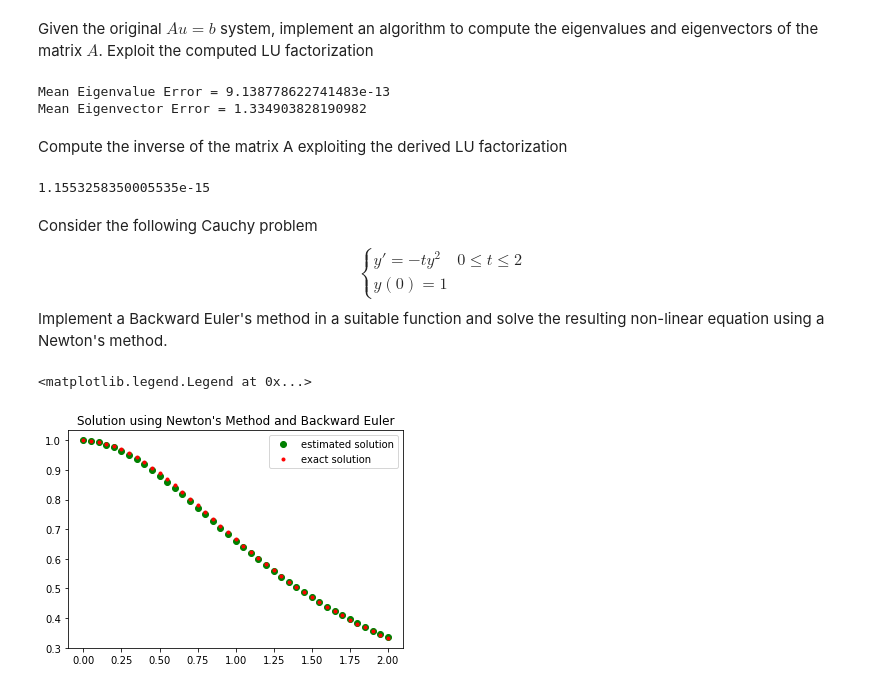
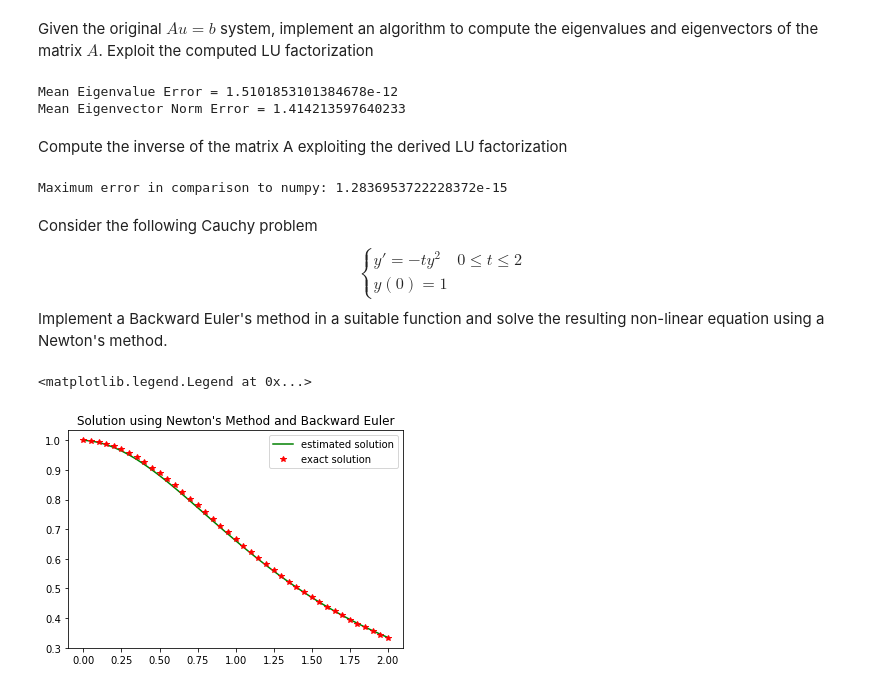
Before and after one commit to debarshibanerjee/numerical-analysis-2021-2022, a Jupyter notebook: FinalProject_2021_2022.ipynb, the cells around one changed output. Drawn from its saved outputs; the diff is of its cells as text; code cells hidden in the pictures.

```diff
--- a/FinalProject_2021_2022.ipynb
+++ b/FinalProject_2021_2022.ipynb
@@ -328,12 +369,12 @@ $x=\pi$
 def fe(A,b,l,y0,t0,tf,h):
     timesteps = np.arange(t0,tf+1e-10,h)
     t = timesteps
-    sol = np.zeros((len(t), len(u0)))
+    sol = np.zeros((len(t), len(y0)))
     sol[0,:] = y0
 
     for i in range(1,len(t)):
         u_xx = -np.dot(A,sol[i-1])
-        l_b = np.dot(alpha(t[i-1]),b)
+        l_b = np.dot(l(t[i-1]),b)
         sol[i] = sol[i-1] + h*u_xx + h*l_b
 
     return sol, timesteps
@@ -371,0 +413,16 @@ plt.legend()
+# %%
+# Initial condition: y0 = 0
+y0 = np.zeros((n,))
+sol, t = fe(A,b,alpha,y0,t0,tf,h)
+
+width = omega[1] - omega[0]
+x_pi_2 = int(np.floor(n/width * np.pi/2.) - 1)
+x_one = int(np.floor((n/width) - 1))
+x_pi = int(np.floor((n/width *np.pi)) - 1)
+
+plt.title("Initial condition: y0 = 0")
+plt.plot(t, sol[:,x_one], label='x=1')
+plt.plot(t, sol[:,x_pi_2], label='x=π/2')
+plt.plot(t, sol[:,x_pi], label='x=π')
+plt.legend()
+plt.show()
@@ -388,33 +447,36 @@ def eigenvalue_LU(A,tol,nmax):
 
     return eigval_new
 
-def eigenvector_LU(A,eigval,tol,nmax):
+def eigenvector_LU(A,eigval,tol,nmax,nmax_ipm):
     eigvec = np.zeros_like(A)
+    eigval_new = np.zeros_like(eigval)
     q = np.random.rand(A.shape[0])
 
     for i in range(len(eigval)):
-        _, eigvec_val = IPM(A,q,eigval[i]+tol,tol,nmax)
-        eigvec[i,:] = eigvec_val
+        eigval_val, eigvec_val = IPM(A,q,eigval[i]+tol,tol,nmax_ipm)
+        eigval_new[i] = eigval_val
+        eigvec[:,i] = eigvec_val
 
-    return eigvec
+    return eigval_new, eigvec
 
-nmax = 500
-tol = 1e-5
-eigenvalues=eigenvalue_LU(A,tol,nmax)
-eigenvectors = eigenvector_LU(A,eigenvalues,tol,nmax)
+nmax = 2300
+nmax_ipm = 13000
+tol = 1e-7
+eigenvalues = eigenvalue_LU(A,tol,nmax)
+eigvals_new, eigenvectors = eigenvector_LU(A,eigenvalues,tol,nmax,nmax_ipm)
 # %%
 # Compare with Numpy
 eval_np, evec_np = np.linalg.eig(A)
-print("Mean Eigenvalue Error =", np.mean(eval_np-eigenvalues))
+print("Mean Eigenvalue Error =", abs(np.mean(eval_np-eigenvalues)))
 
 evec_err = np.zeros_like(eval_np)
 for i in range(len(eval_np)):
     evec_err[i] = np.linalg.norm((eigenvectors[:,i] - evec_np[:,i]), 2)
 
-print("Mean Eigenvector Error =", np.mean(evec_err))
+print("Mean Eigenvector Norm Error =", abs(np.mean(evec_err)))
 # %% [output]
-Mean Eigenvalue Error = 9.138778622741483e-13
-Mean Eigenvector Error = 1.334903828190982
+Mean Eigenvalue Error = 1.5101853101384678e-12
+Mean Eigenvector Norm Error = 1.414213597640233
 # %% [markdown]
 Compute the inverse of the matrix A exploiting the derived LU factorization
 # %%
@@ -434,9 +496,9 @@ def inverse_matrix_LU(A):
 # Compare inverse to that computed by Numpy
 A_inv_LU = inverse_matrix_LU(A)
 A_inv_numpy = np.linalg.inv(A)
-print(max(np.abs(A_inv_LU - A_inv_numpy).max(axis=0)))
+print("Maximum error in comparison to numpy:", max(np.abs(A_inv_LU - A_inv_numpy).max(axis=0)))
 # %% [output]
-1.1553258350005535e-15
+Maximum error in comparison to numpy: 1.2836953722228372e-15
 # %% [markdown]
 Consider the following Cauchy problem
 $$
@@ -489,17 +551,17 @@ def be(y0,t0,tf,h):
 # %%
 # Plot solution of Cauchy Problem
 
 t0 = 0.0
 tf = 2.0
 y0 = 1.0
 
 y,t = be(y0, t0, tf, 0.05)
 y_ex = 2.0/(t*t + 2.0)
 
 plt.title("Solution using Newton's Method and Backward Euler")
-_ = plt.plot(t, y, 'go', label='estimated solution')
-_ = plt.plot(t, y_ex, 'r.', label='exact solution')
+_ = plt.plot(t, y, 'g', label='estimated solution')
+_ = plt.plot(t, y_ex, 'r*', label='exact solution')
 plt.legend()
 # %% [output]
 <matplotlib.legend.Legend at 0x...>
-[figure, old version]
+[figure, new version]
```
Also changed, not shown: parts of 13 cells of this notebook.
